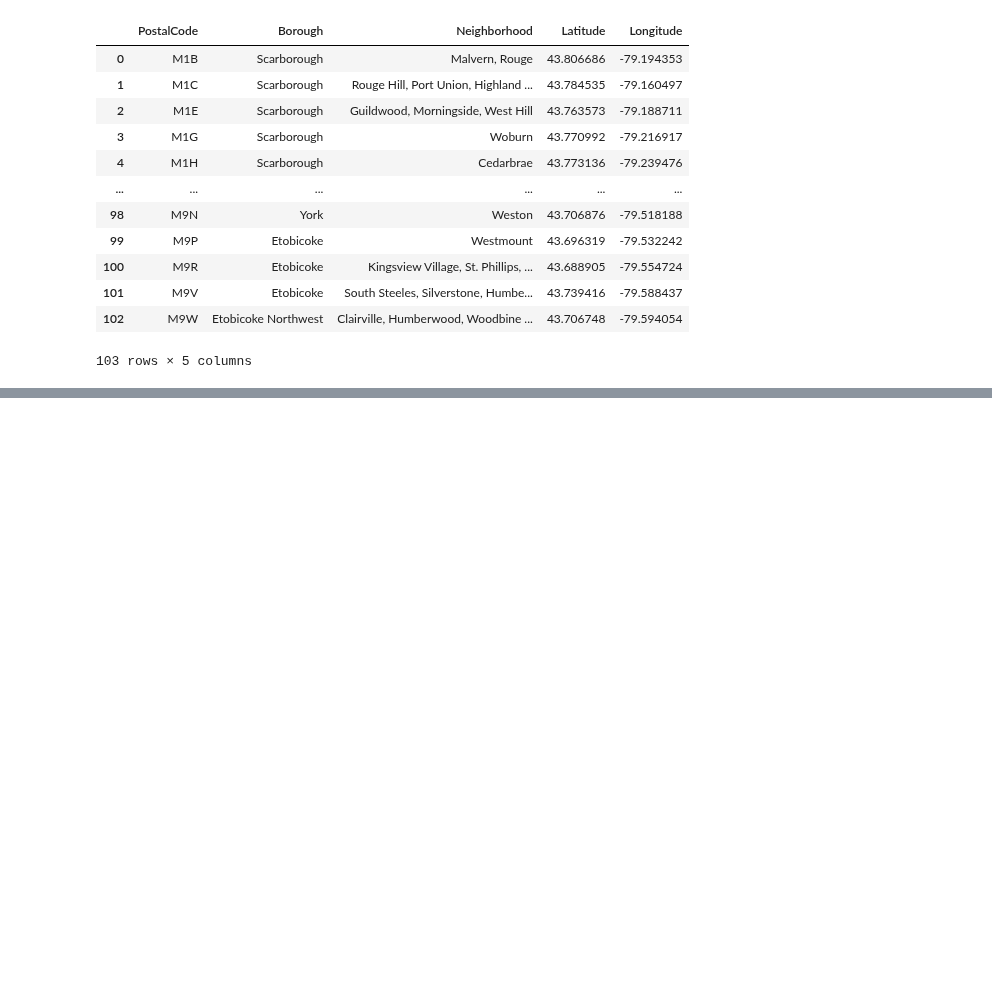
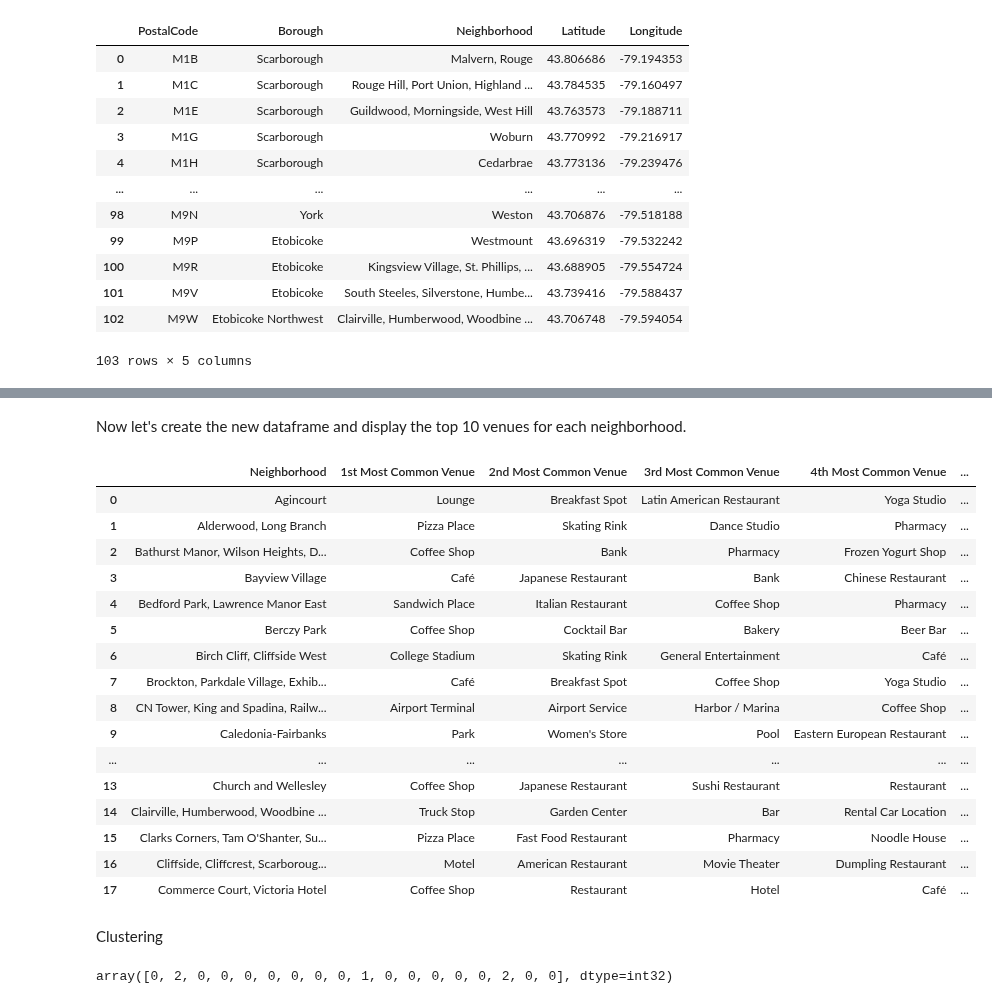
Before and after one commit to shivashamloo/Data-Science-Capstone, a Jupyter notebook: toronto clustering.ipynb, the cells around one changed output, grey strips where cells are left out. Saved outputs shown, nothing was run; the diff lists cells and outputs as text; code cells hidden in the pictures; blank space fills up the shorter version.

```diff
--- a/toronto clustering.ipynb
+++ b/toronto clustering.ipynb
@@ -79,3 +76,12 @@ result
 | 101 | M9V | Etobicoke | South Steeles, Silverstone, Humbe... | 43.739416 | -79.588437 |
 | 102 | M9W | Etobicoke Northwest | Clairville, Humberwood, Woodbine ... | 43.706748 | -79.594054 |
 103 rows × 5 columns
+# %%
+CLIENT_ID = 'N44V51AIYOGGCRHGO3NVMN0T3ZDD2MLP0Y0VHZ4CUHPPT3DB' # your Foursquare ID
+CLIENT_SECRET = 'FAXJ2WXXQ0SBTYTFZWRE3U5V1GBWQ343C54TAMTECWYC4MTE' # your Foursquare Secret
+VERSION = '20180605' # Foursquare API version
+LIMIT = 100 # A default Foursquare API limit value
+
+print('Your credentails:')
+print('CLIENT_ID: ' + CLIENT_ID)
+print('CLIENT_SECRET:' + CLIENT_SECRET)
@@ -81,0 +139,4 @@ result
+# %%
+toronto_venues = getNearbyVenues(names=toronto_data['Neighborhood'],
+                                   latitudes=toronto_data['Latitude'],
+                                   longitudes=toronto_data['Longitude'])
@@ -81,0 +183,3 @@ result
+# %%
+tr_grouped = tr_onehot.groupby('Neighborhood').mean().reset_index()
+tr_grouped.head()
@@ -81,0 +194,2 @@ result
+# %% [markdown]
+Now let's create the new dataframe and display the top 10 venues for each neighborhood.
@@ -81,0 +202,57 @@ result
+# %%
+
+num_top_venues = 10
+
+indicators = ['st', 'nd', 'rd']
+
+# create columns according to number of top venues
+columns = ['Neighborhood']
+
+for ind in np.arange(num_top_venues):
+    try:
+        columns.append('{}{} Most Common Venue'.format(ind+1, indicators[ind]))
+    except:
+        columns.append('{}th Most Common Venue'.format(ind+1))
+
+# create a new dataframe
+neighborhoods_venues_sorted = pd.DataFrame(columns=columns)
+neighborhoods_venues_sorted['Neighborhood'] = tr_grouped['Neighborhood']
+
+for ind in np.arange(tr_grouped.shape[0]):
+    neighborhoods_venues_sorted.iloc[ind, 1:] = return_most_common_venues(tr_grouped.iloc[ind, :], num_top_venues)
+
+neighborhoods_venues_sorted.head(18)
+# %% [output]
+|  | Neighborhood | 1st Most Common Venue | 2nd Most Common Venue | 3rd Most Common Venue | 4th Most Common Venue | ... |
+| 0 | Agincourt | Lounge | Breakfast Spot | Latin American Restaurant | Yoga Studio | ... |
+| 1 | Alderwood, Long Branch | Pizza Place | Skating Rink | Dance Studio | Pharmacy | ... |
+| 2 | Bathurst Manor, Wilson Heights, D... | Coffee Shop | Bank | Pharmacy | Frozen Yogurt Shop | ... |
+| 3 | Bayview Village | Café | Japanese Restaurant | Bank | Chinese Restaurant | ... |
+| 4 | Bedford Park, Lawrence Manor East | Sandwich Place | Italian Restaurant | Coffee Shop | Pharmacy | ... |
+| 5 | Berczy Park | Coffee Shop | Cocktail Bar | Bakery | Beer Bar | ... |
+| 6 | Birch Cliff, Cliffside West | College Stadium | Skating Rink | General Entertainment | Café | ... |
+| 7 | Brockton, Parkdale Village, Exhib... | Café | Breakfast Spot | Coffee Shop | Yoga Studio | ... |
+| 8 | CN Tower, King and Spadina, Railw... | Airport Terminal | Airport Service | Harbor / Marina | Coffee Shop | ... |
+| 9 | Caledonia-Fairbanks | Park | Women's Store | Pool | Eastern European Restaurant | ... |
+| ... | ... | ... | ... | ... | ... | ... |
+| 13 | Church and Wellesley | Coffee Shop | Japanese Restaurant | Sushi Restaurant | Restaurant | ... |
+| 14 | Clairville, Humberwood, Woodbine ... | Truck Stop | Garden Center | Bar | Rental Car Location | ... |
+| 15 | Clarks Corners, Tam O'Shanter, Su... | Pizza Place | Fast Food Restaurant | Pharmacy | Noodle House | ... |
+| 16 | Cliffside, Cliffcrest, Scarboroug... | Motel | American Restaurant | Movie Theater | Dumpling Restaurant | ... |
+| 17 | Commerce Court, Victoria Hotel | Coffee Shop | Restaurant | Hotel | Café | ... |
+# %% [markdown]
+Clustering
+# %%
+
+# set number of clusters
+kclusters = 10
+
+tr_grouped_clustering = tr_grouped.drop('Neighborhood', 1)
+
+# run k-means clustering
+kmeans = KMeans(n_clusters=kclusters, random_state=0).fit(tr_grouped_clustering)
+
+# check cluster labels generated for each row in the dataframe
+kmeans.labels_[0:18]
+# %% [output]
+array([0, 2, 0, 0, 0, 0, 0, 0, 0, 1, 0, 0, 0, 0, 0, 2, 0, 0], dtype=int32)
```
Also changed, not shown: parts of 29 cells of this notebook.
